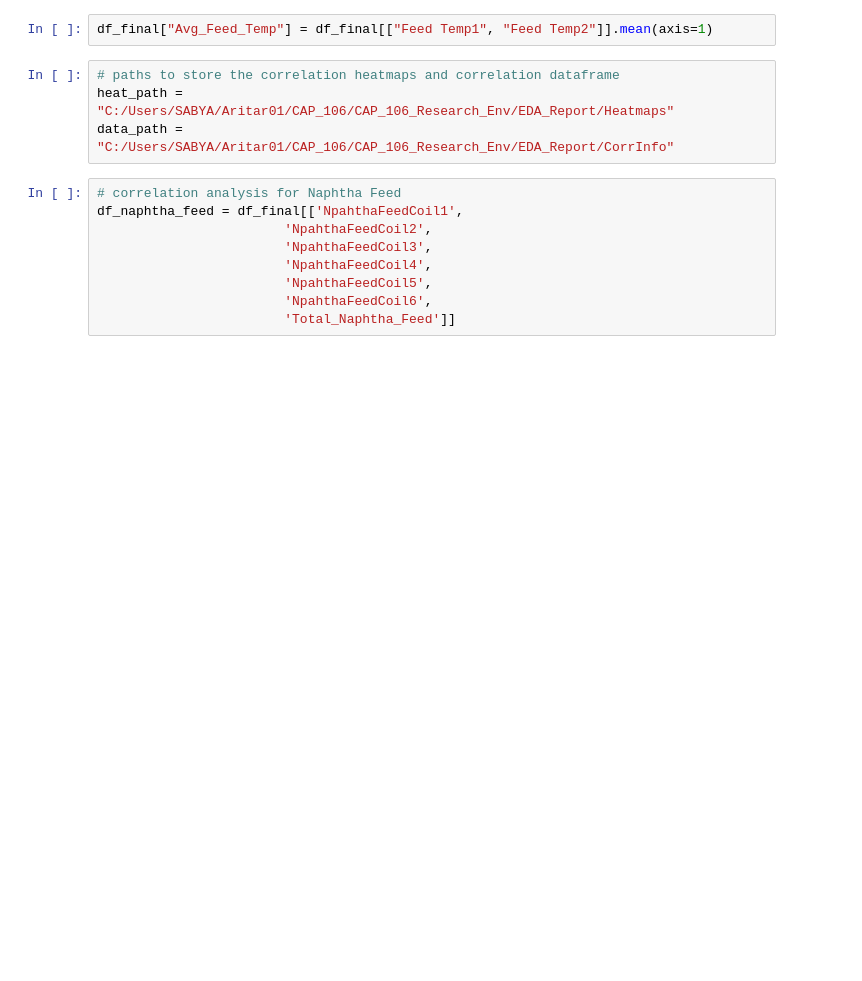
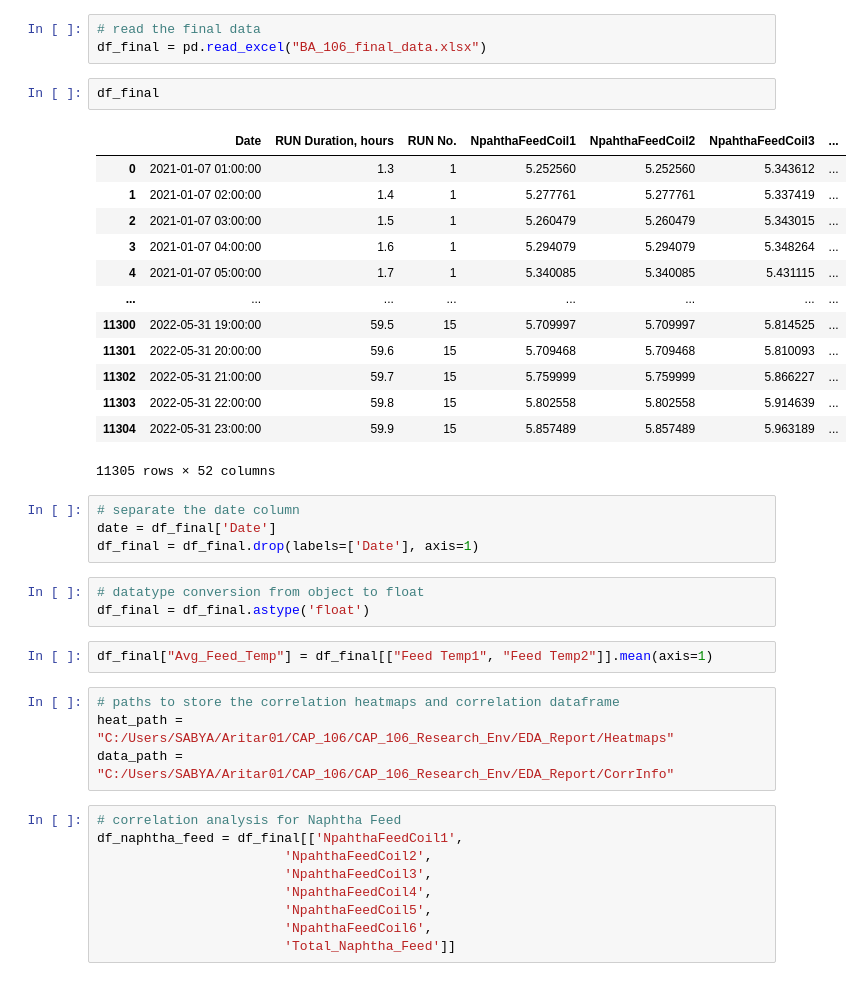
Before and after one commit to SabyasachiBhadra/CAP_106, a Jupyter notebook: CAP_106_Research_Env/Feature_Space_Correlation_Analysis.ipynb, the cells around one changed output. Cells and saved outputs as stored; diff of their text form; blank space fills up the shorter version.

```diff
--- a/CAP_106_Research_Env/Feature_Space_Correlation_Analysis.ipynb
+++ b/CAP_106_Research_Env/Feature_Space_Correlation_Analysis.ipynb
@@ -143,3 +153,29 @@ df_final = pd.merge(df7, df4, on='Date').reset_index(drop=True)
+# %%
+# read the final data
+df_final = pd.read_excel("BA_106_final_data.xlsx")
+# %%
+df_final
+# %% [output]
+|  | Date | RUN Duration, hours | RUN No. | NpahthaFeedCoil1 | NpahthaFeedCoil2 | NpahthaFeedCoil3 | ... |
+| 0 | 2021-01-07 01:00:00 | 1.3 | 1 | 5.252560 | 5.252560 | 5.343612 | ... |
+| 1 | 2021-01-07 02:00:00 | 1.4 | 1 | 5.277761 | 5.277761 | 5.337419 | ... |
+| 2 | 2021-01-07 03:00:00 | 1.5 | 1 | 5.260479 | 5.260479 | 5.343015 | ... |
+| 3 | 2021-01-07 04:00:00 | 1.6 | 1 | 5.294079 | 5.294079 | 5.348264 | ... |
+| 4 | 2021-01-07 05:00:00 | 1.7 | 1 | 5.340085 | 5.340085 | 5.431115 | ... |
+| ... | ... | ... | ... | ... | ... | ... | ... |
+| 11300 | 2022-05-31 19:00:00 | 59.5 | 15 | 5.709997 | 5.709997 | 5.814525 | ... |
+| 11301 | 2022-05-31 20:00:00 | 59.6 | 15 | 5.709468 | 5.709468 | 5.810093 | ... |
+| 11302 | 2022-05-31 21:00:00 | 59.7 | 15 | 5.759999 | 5.759999 | 5.866227 | ... |
+| 11303 | 2022-05-31 22:00:00 | 59.8 | 15 | 5.802558 | 5.802558 | 5.914639 | ... |
+| 11304 | 2022-05-31 23:00:00 | 59.9 | 15 | 5.857489 | 5.857489 | 5.963189 | ... |
+11305 rows × 52 columns
+# %%
+# separate the date column
+date = df_final['Date']
+df_final = df_final.drop(labels=['Date'], axis=1)
+# %%
+# datatype conversion from object to float
+df_final = df_final.astype('float')
 # %%
 df_final["Avg_Feed_Temp"] = df_final[["Feed Temp1", "Feed Temp2"]].mean(axis=1)
 # %%
```
Also changed, not shown: parts of 66 cells of this notebook, 32 other files.
